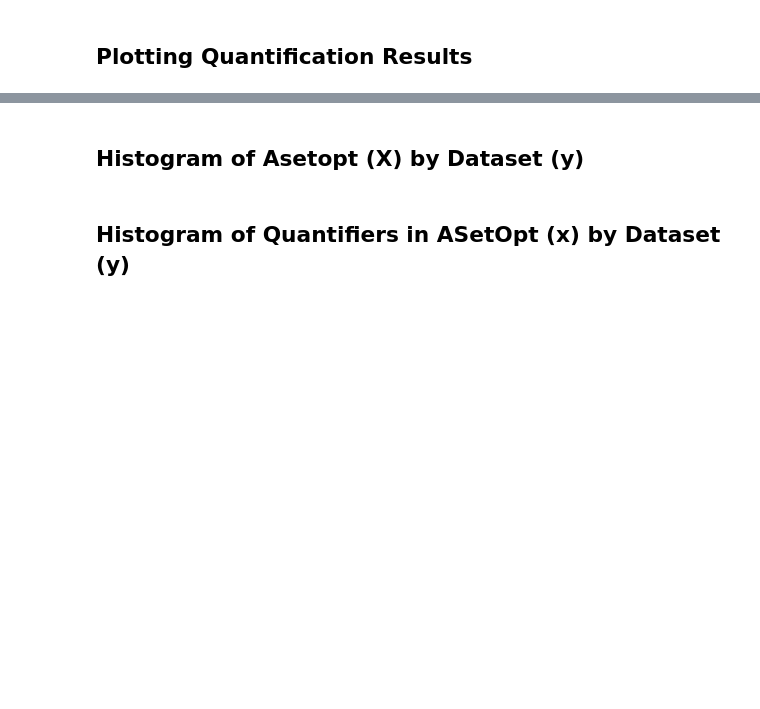
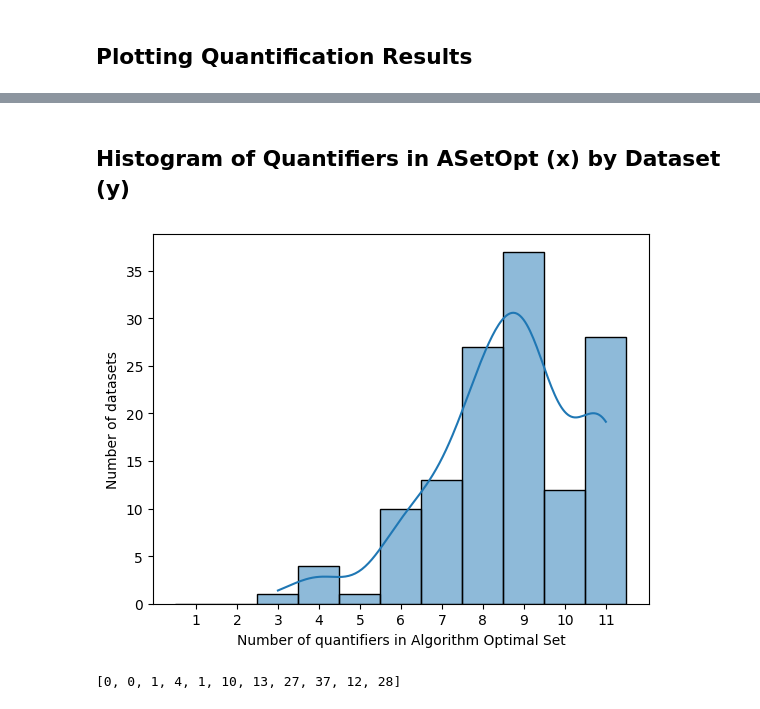
Before and after one commit to Bachega/lequa2024_workshop, a Jupyter notebook: plots.ipynb, the cells around one changed output, grey strips where cells are left out. Drawn from its saved outputs; the diff is of its cells as text; code cells hidden in the pictures; blank space fills up the shorter version.

Commit message:
Histogramas do AOptSet feitos

```diff
--- a/plots.ipynb
+++ b/plots.ipynb
@@ -43,6 +43,32 @@ def boxplotMae(sample, file=""):
         ax.figure.savefig('./figs/'+file+ '.pdf', format="pdf", facecolor='w')
 
     return sample
+
+def generateHistogram(optimal_df):
+    df = optimal_df.drop('dataset', axis=1)
+    x = [0] * len(df.columns)
+
+    for i in range(len(optimal_df)):
+        row = df.iloc[i]
+        x[np.sum(row)-1] += 1
+
+    bin_edges = np.arange(0.5, len(x) + 1.5)
+
+    values = []
+    for i in range(len(x)):
+        values.extend([i + 1] * x[i])
+
+    ax = sns.histplot(values, bins=bin_edges, kde=True)
+    ax.set(xlabel='Number of quantifiers in Algorithm Optimal Set', ylabel='Number of datasets')
+
+    plt.xticks(np.arange(1, len(x) + 1))
+    # plt.ylim(1, 133)
+
+    plt.show()
+
+    ax.figure.savefig('./figs/aoptset_histogram.pdf', format="pdf", facecolor='w')
+
+    return x
 # %% [markdown]
 # Plotting results
 # %% [markdown]
@@ -140,2 +198,0 @@ x= boxplotMae(final_experiment_table.query(query_final), 'boxall')
-# %% [markdown]
-## Histogram of Asetopt (X) by Dataset (y)
@@ -193,4 +199,10 @@ ax.figure.savefig('./figs/aoptset_boxplot.pdf', format="pdf", facecolor='w')
 # %% [markdown]
 ## Histogram of Quantifiers in ASetOpt (x) by Dataset (y)
 # %%
-hist_quantifiers = pd.read_csv('./plot_data/histogram_quantifiers.csv')
+optimal_df = pd.read_csv('./plot_data/optimal_quantifiers.csv')
+x = generateHistogram(optimal_df)
+
+print(x)
+# %% [output]
+[figure, added]
+[0, 0, 1, 4, 1, 10, 13, 27, 37, 12, 28]
```
Also changed, not shown: parts of 7 cells of this notebook, 16 other files.
